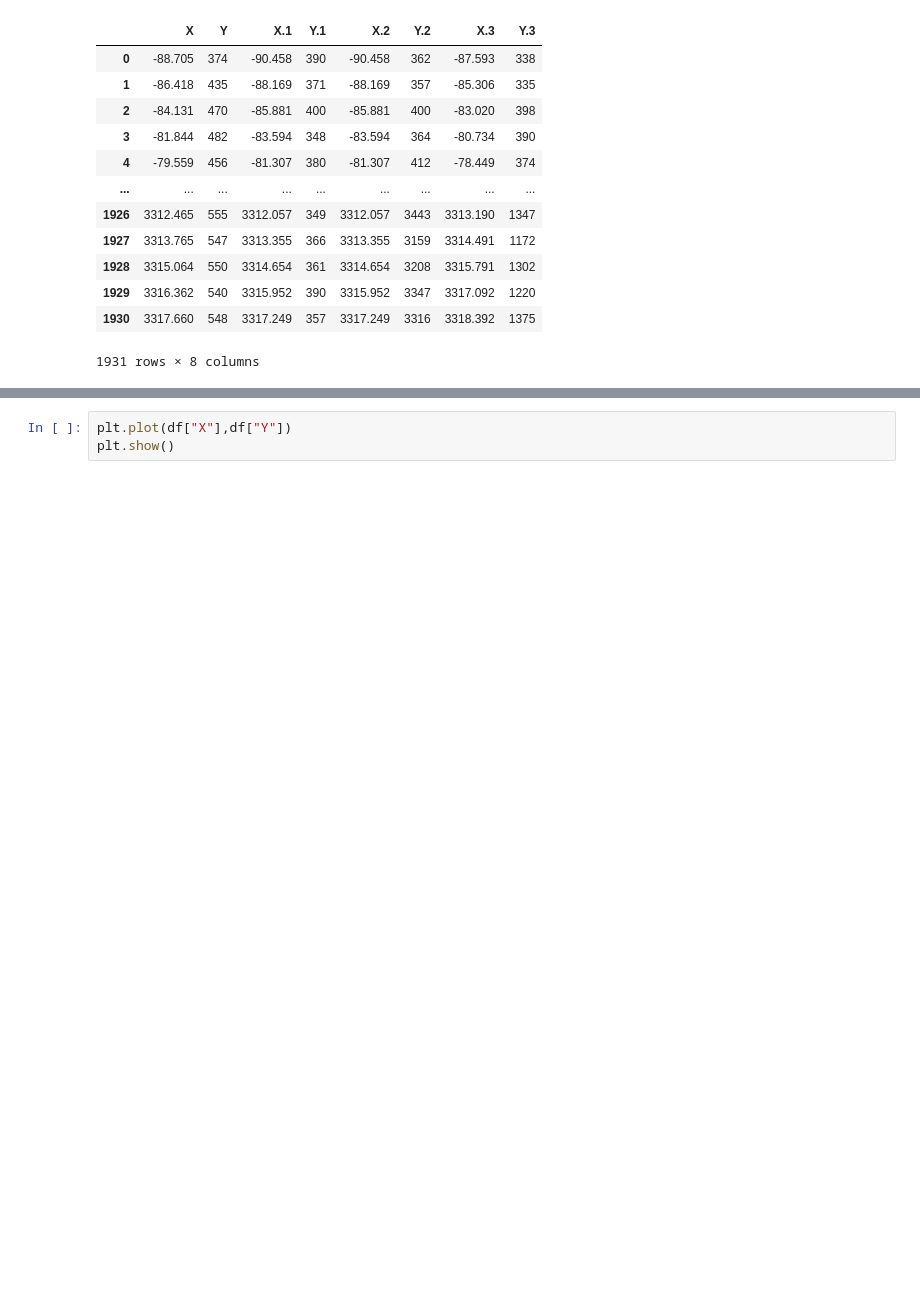
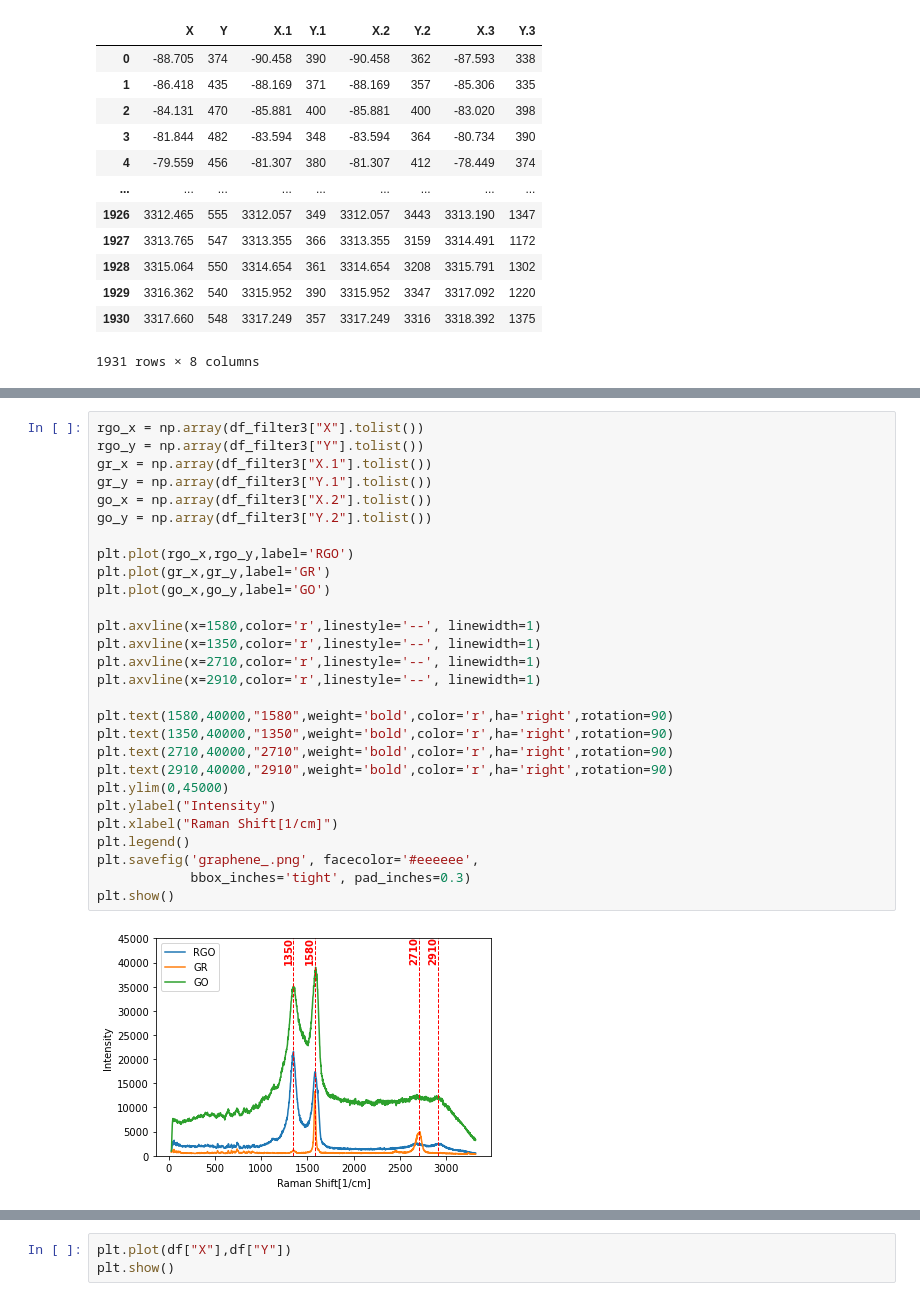
Before and after one commit to Waterbird20/APL2, a Jupyter notebook: Raman_analyze.ipynb, the cells around one changed output, grey strips where cells are left out. Saved outputs shown, nothing was run; the diff lists cells and outputs as text; blank space fills up the shorter version.

```diff
--- a/Raman_analyze.ipynb
+++ b/Raman_analyze.ipynb
@@ -72,3 +83,33 @@ plt.show()
+# %%
+rgo_x = np.array(df_filter3["X"].tolist())
+rgo_y = np.array(df_filter3["Y"].tolist())
+gr_x = np.array(df_filter3["X.1"].tolist())
+gr_y = np.array(df_filter3["Y.1"].tolist())
+go_x = np.array(df_filter3["X.2"].tolist())
+go_y = np.array(df_filter3["Y.2"].tolist())
+
+plt.plot(rgo_x,rgo_y,label='RGO')
+plt.plot(gr_x,gr_y,label='GR')
+plt.plot(go_x,go_y,label='GO')
+
+plt.axvline(x=1580,color='r',linestyle='--', linewidth=1)
+plt.axvline(x=1350,color='r',linestyle='--', linewidth=1)
+plt.axvline(x=2710,color='r',linestyle='--', linewidth=1)
+plt.axvline(x=2910,color='r',linestyle='--', linewidth=1)
+
+plt.text(1580,40000,"1580",weight='bold',color='r',ha='right',rotation=90)
+plt.text(1350,40000,"1350",weight='bold',color='r',ha='right',rotation=90)
+plt.text(2710,40000,"2710",weight='bold',color='r',ha='right',rotation=90)
+plt.text(2910,40000,"2910",weight='bold',color='r',ha='right',rotation=90)
+plt.ylim(0,45000)
+plt.ylabel("Intensity")
+plt.xlabel("Raman Shift[1/cm]")
+plt.legend()
+plt.savefig('graphene_.png', facecolor='#eeeeee',
+            bbox_inches='tight', pad_inches=0.3)
+plt.show()
+# %% [output]
+[figure, added]
 # %%
 df_filter4 = df[df["X.3"] > 10]
 x4 = np.array(df_filter4["X.3"].tolist())
```
Also changed, not shown: parts of 5 cells of this notebook, 8 other files.
